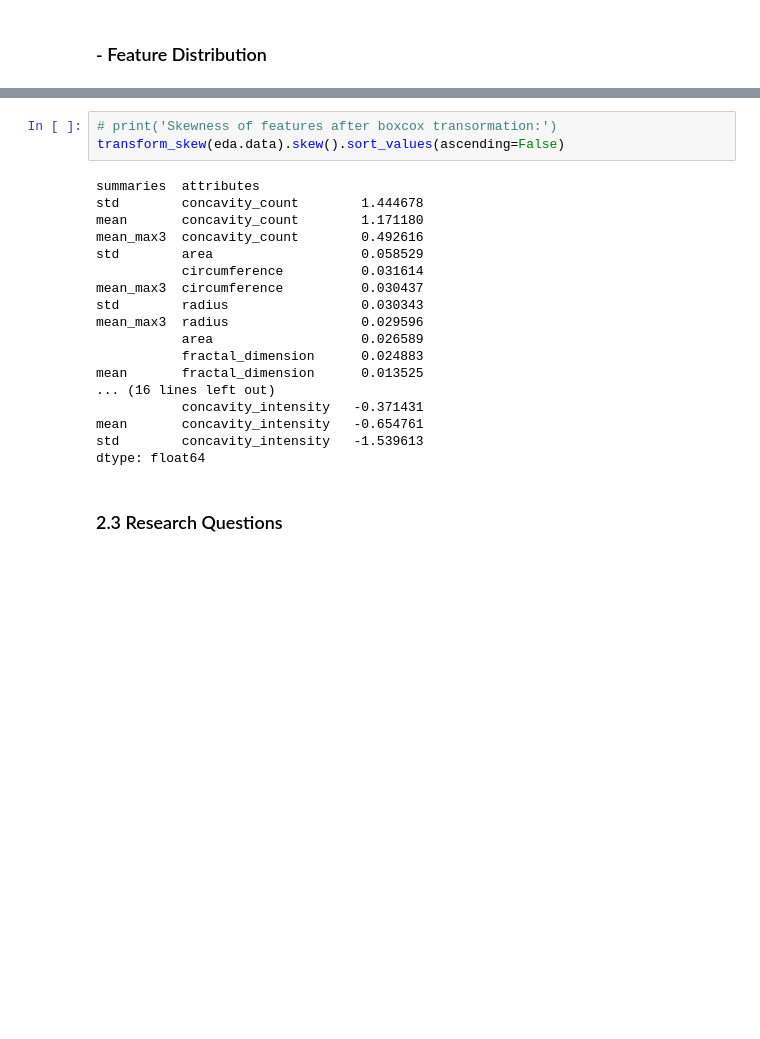
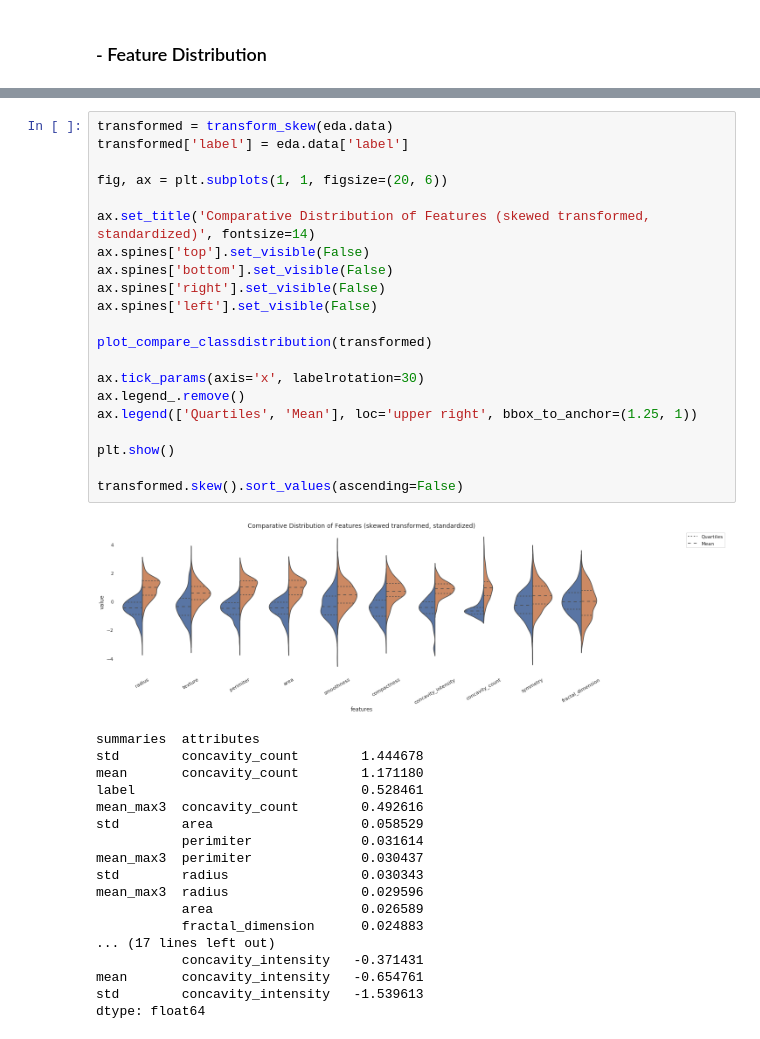
Before and after one commit to ottobricks/BreastCancerWisconsinDiagnostic, a Jupyter notebook: notebooks/eda.ipynb, the cells around one changed output, grey strips where cells are left out. Cells and saved outputs as stored; diff of their text form; blank space fills up the shorter version.

```diff
--- a/notebooks/eda.ipynb
+++ b/notebooks/eda.ipynb
@@ -219,23 +226,40 @@ def transform_skew(df: pd.DataFrame) -> pd.DataFrame:
-# %%
-# print('Skewness of features after boxcox transormation:')
-transform_skew(eda.data).skew().sort_values(ascending=False)
-# %% [output]
-summaries  attributes
-std        concavity_count        1.444678
-mean       concavity_count        1.171180
-mean_max3  concavity_count        0.492616
-std        area                   0.058529
-           circumference          0.031614
-mean_max3  circumference          0.030437
-std        radius                 0.030343
-mean_max3  radius                 0.029596
-           area                   0.026589
-           fractal_dimension      0.024883
-mean       fractal_dimension      0.013525
-... (16 lines left out)
-           concavity_intensity   -0.371431
-mean       concavity_intensity   -0.654761
-std        concavity_intensity   -1.539613
-dtype: float64
-# %% [markdown]
-### 2.3 Research Questions
+# %%
+transformed = transform_skew(eda.data)
+transformed['label'] = eda.data['label']
+
+fig, ax = plt.subplots(1, 1, figsize=(20, 6))
+
+ax.set_title('Comparative Distribution of Features (skewed transformed, standardized)', fontsize=14)
+ax.spines['top'].set_visible(False)
+ax.spines['bottom'].set_visible(False)
+ax.spines['right'].set_visible(False)
+ax.spines['left'].set_visible(False)
+
+plot_compare_classdistribution(transformed)
+
+ax.tick_params(axis='x', labelrotation=30)
+ax.legend_.remove()
+ax.legend(['Quartiles', 'Mean'], loc='upper right', bbox_to_anchor=(1.25, 1))
+
+plt.show()
+
+transformed.skew().sort_values(ascending=False)
+# %% [output]
+[figure, added]
+summaries  attributes
+std        concavity_count        1.444678
+mean       concavity_count        1.171180
+label                             0.528461
+mean_max3  concavity_count        0.492616
+std        area                   0.058529
+           perimiter              0.031614
+mean_max3  perimiter              0.030437
+std        radius                 0.030343
+mean_max3  radius                 0.029596
+           area                   0.026589
+           fractal_dimension      0.024883
+... (17 lines left out)
+           concavity_intensity   -0.371431
+mean       concavity_intensity   -0.654761
+std        concavity_intensity   -1.539613
+dtype: float64
```
Also changed, not shown: parts of 12 cells of this notebook.
